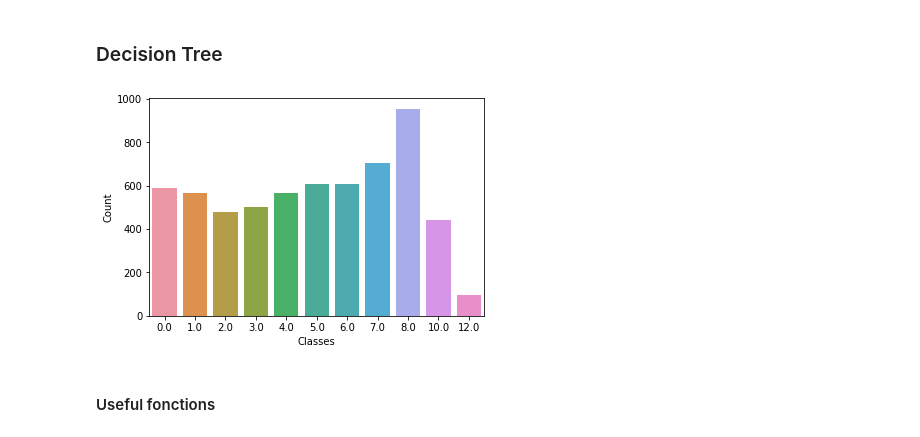
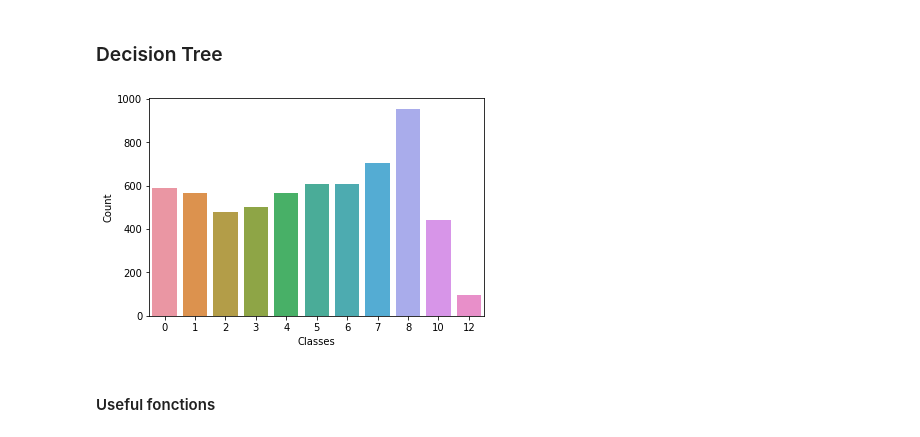
Before and after one commit to Gurleenp/IFT870, a Jupyter notebook: Projet/cleaning.ipynb, the cells around one changed output. Saved outputs shown, nothing was run; the diff lists cells and outputs as text; code cells hidden in the pictures.

```diff
--- a/Projet/cleaning.ipynb
+++ b/Projet/cleaning.ipynb
@@ -265,15 +326,16 @@ sns.heatmap(abs(data_corr), annot = True)
 data.dropna(subset=["class"], inplace=True)
 # %%
 ax = sns.countplot(x="class", data=data)
+ax.set_xticklabels(["0", "1", "2", "3", "4", "5", "6", "7", "8", "10", "12"])
 plt.xlabel("Classes")
 plt.ylabel("Count")
 plt.show()
 
 
 # plt.bar(data["class"].unique(), data["class"].value_counts())
 # plt.xlabel("Classes")
 # %% [output]
-[figure, old version]
+[figure, new version]
 # %% [markdown]
 #### Useful fonctions
 # %%
```
Also changed, not shown: parts of 20 cells of this notebook.
